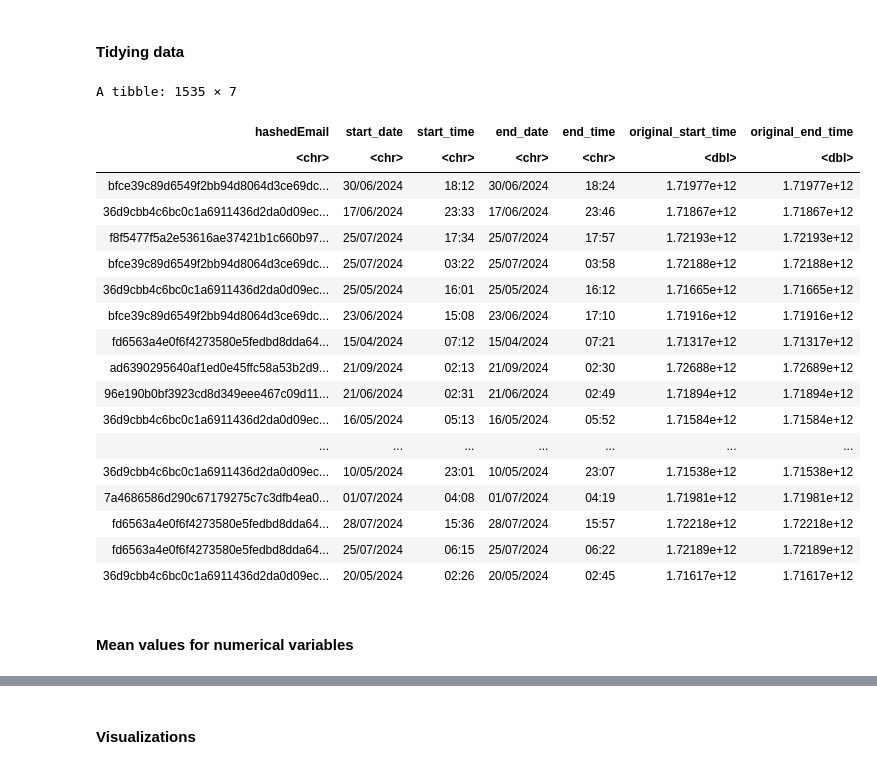
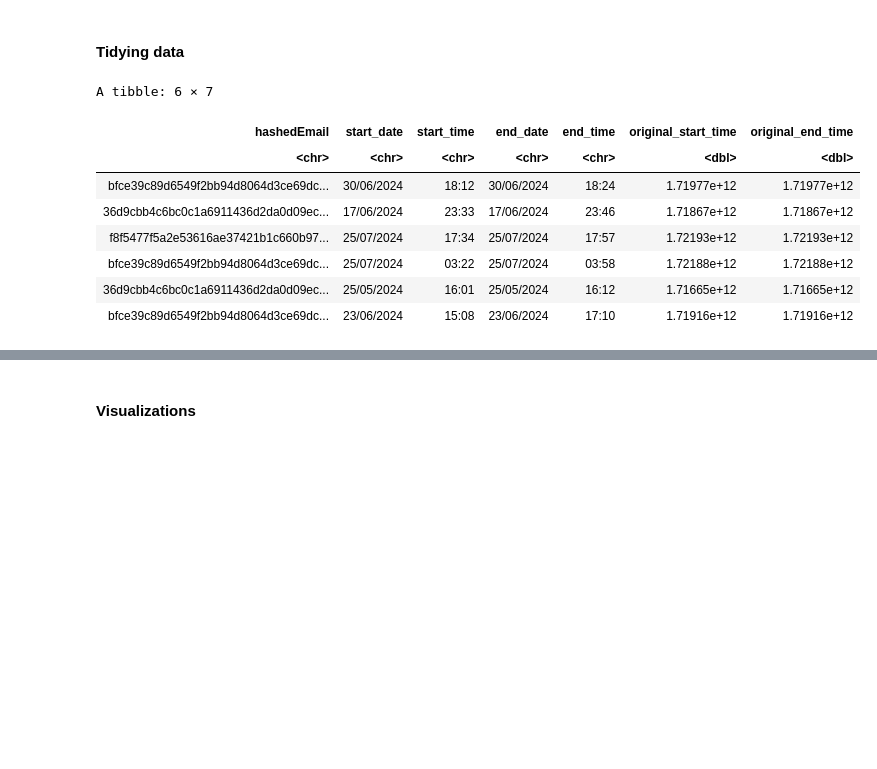
Before and after one commit to emiliaosterlund/dsci-100-project, a Jupyter notebook: Individual_planning.ipynb, the cells around one changed output, grey strips where cells are left out. Drawn from its saved outputs; the diff is of its cells as text; code cells hidden in the pictures; blank space fills up the shorter version.

```diff
--- a/Individual_planning.ipynb
+++ b/Individual_planning.ipynb
@@ -173,28 +210,16 @@ To do so, I will use the data use the data from the variables experience, gender
 # %%
 sessions <- sessions |>
   separate(start_time, into = c("start_date", "start_time"), sep = " ") |>
   separate(end_time,   into = c("end_date", "end_time"), sep = " ")
 
-sessions
+head(sessions)
 # %% [output]
-A tibble: 1535 × 7
+A tibble: 6 × 7
 | hashedEmail | start_date | start_time | end_date | end_time | original_start_time | original_end_time |
 | <chr> | <chr> | <chr> | <chr> | <chr> | <dbl> | <dbl> |
 | bfce39c89d6549f2bb94d8064d3ce69dc... | 30/06/2024 | 18:12 | 30/06/2024 | 18:24 | 1.71977e+12 | 1.71977e+12 |
 | 36d9cbb4c6bc0c1a6911436d2da0d09ec... | 17/06/2024 | 23:33 | 17/06/2024 | 23:46 | 1.71867e+12 | 1.71867e+12 |
 | f8f5477f5a2e53616ae37421b1c660b97... | 25/07/2024 | 17:34 | 25/07/2024 | 17:57 | 1.72193e+12 | 1.72193e+12 |
 | bfce39c89d6549f2bb94d8064d3ce69dc... | 25/07/2024 | 03:22 | 25/07/2024 | 03:58 | 1.72188e+12 | 1.72188e+12 |
 | 36d9cbb4c6bc0c1a6911436d2da0d09ec... | 25/05/2024 | 16:01 | 25/05/2024 | 16:12 | 1.71665e+12 | 1.71665e+12 |
 | bfce39c89d6549f2bb94d8064d3ce69dc... | 23/06/2024 | 15:08 | 23/06/2024 | 17:10 | 1.71916e+12 | 1.71916e+12 |
-| fd6563a4e0f6f4273580e5fedbd8dda64... | 15/04/2024 | 07:12 | 15/04/2024 | 07:21 | 1.71317e+12 | 1.71317e+12 |
-| ad6390295640af1ed0e45ffc58a53b2d9... | 21/09/2024 | 02:13 | 21/09/2024 | 02:30 | 1.72688e+12 | 1.72689e+12 |
-| 96e190b0bf3923cd8d349eee467c09d11... | 21/06/2024 | 02:31 | 21/06/2024 | 02:49 | 1.71894e+12 | 1.71894e+12 |
-| 36d9cbb4c6bc0c1a6911436d2da0d09ec... | 16/05/2024 | 05:13 | 16/05/2024 | 05:52 | 1.71584e+12 | 1.71584e+12 |
-| ... | ... | ... | ... | ... | ... | ... |
-| 36d9cbb4c6bc0c1a6911436d2da0d09ec... | 10/05/2024 | 23:01 | 10/05/2024 | 23:07 | 1.71538e+12 | 1.71538e+12 |
-| 7a4686586d290c67179275c7c3dfb4ea0... | 01/07/2024 | 04:08 | 01/07/2024 | 04:19 | 1.71981e+12 | 1.71981e+12 |
-| fd6563a4e0f6f4273580e5fedbd8dda64... | 28/07/2024 | 15:36 | 28/07/2024 | 15:57 | 1.72218e+12 | 1.72218e+12 |
-| fd6563a4e0f6f4273580e5fedbd8dda64... | 25/07/2024 | 06:15 | 25/07/2024 | 06:22 | 1.72189e+12 | 1.72189e+12 |
-| 36d9cbb4c6bc0c1a6911436d2da0d09ec... | 20/05/2024 | 02:26 | 20/05/2024 | 02:45 | 1.71617e+12 | 1.71617e+12 |
-# %% [markdown]
-#### Mean values for numerical variables
```
Also changed, not shown: parts of 14 cells of this notebook.
